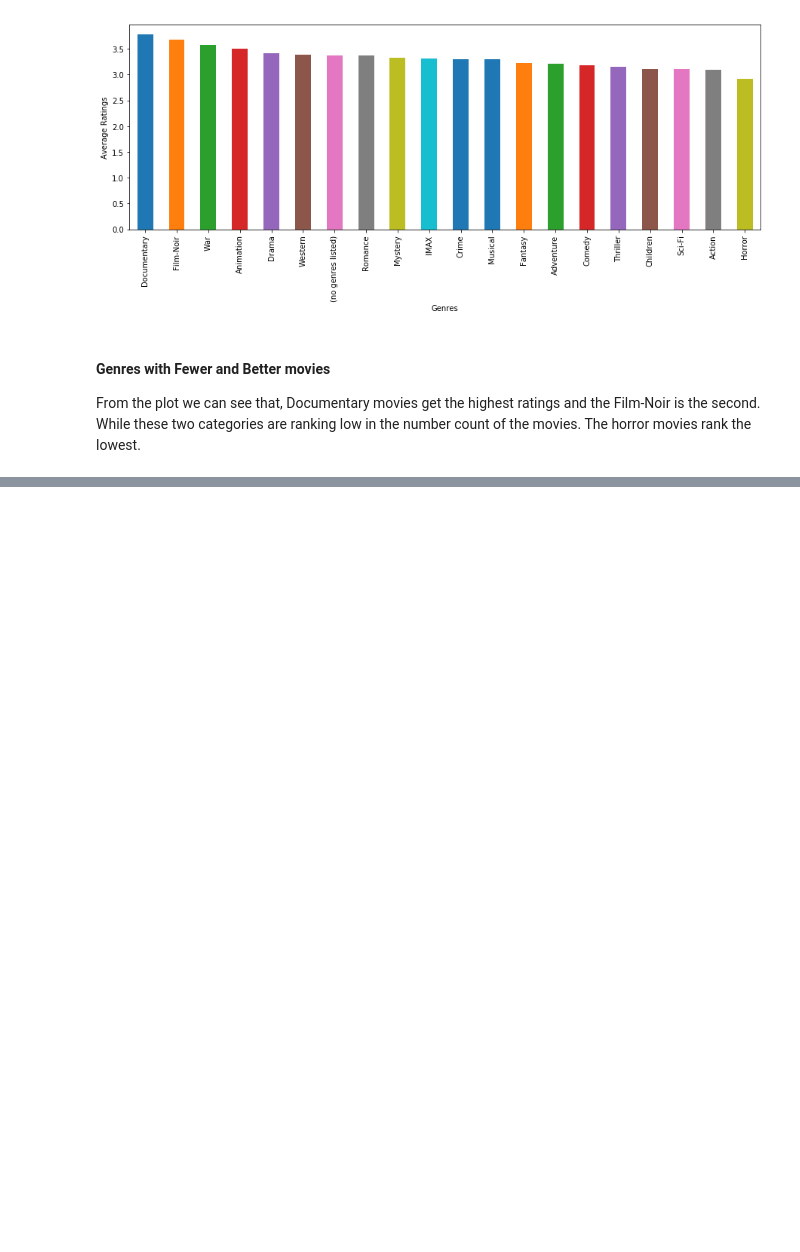
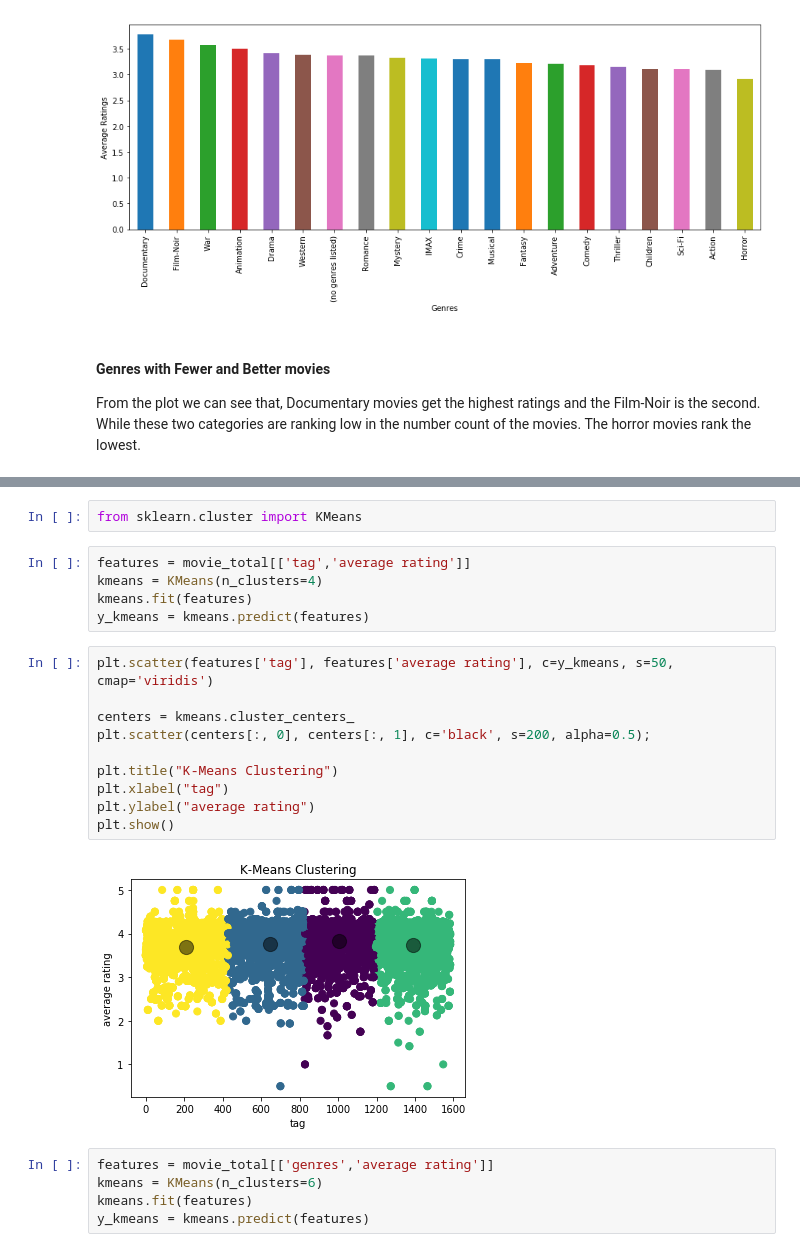
Before and after one commit to RuotingZheng/Movielens, a Jupyter notebook: notebook/Weekend-movie-trip.ipynb, the cells around one changed output, grey strips where cells are left out. Drawn from its saved outputs; the diff is of its cells as text; blank space fills up the shorter version.

```diff
--- a/notebook/Weekend-movie-trip.ipynb
+++ b/notebook/Weekend-movie-trip.ipynb
@@ -237,0 +313,24 @@ The horror movies rank the lowest.
+# %%
+from sklearn.cluster import KMeans
+# %%
+features = movie_total[['tag','average rating']]
+kmeans = KMeans(n_clusters=4)
+kmeans.fit(features)
+y_kmeans = kmeans.predict(features)
+# %%
+plt.scatter(features['tag'], features['average rating'], c=y_kmeans, s=50, cmap='viridis')
+
+centers = kmeans.cluster_centers_
+plt.scatter(centers[:, 0], centers[:, 1], c='black', s=200, alpha=0.5);
+
+plt.title("K-Means Clustering")
+plt.xlabel("tag")
+plt.ylabel("average rating")
+plt.show()
+# %% [output]
+[figure, added]
+# %%
+features = movie_total[['genres','average rating']]
+kmeans = KMeans(n_clusters=6)
+kmeans.fit(features)
+y_kmeans = kmeans.predict(features)
```
Also changed, not shown: parts of 20 cells of this notebook.
